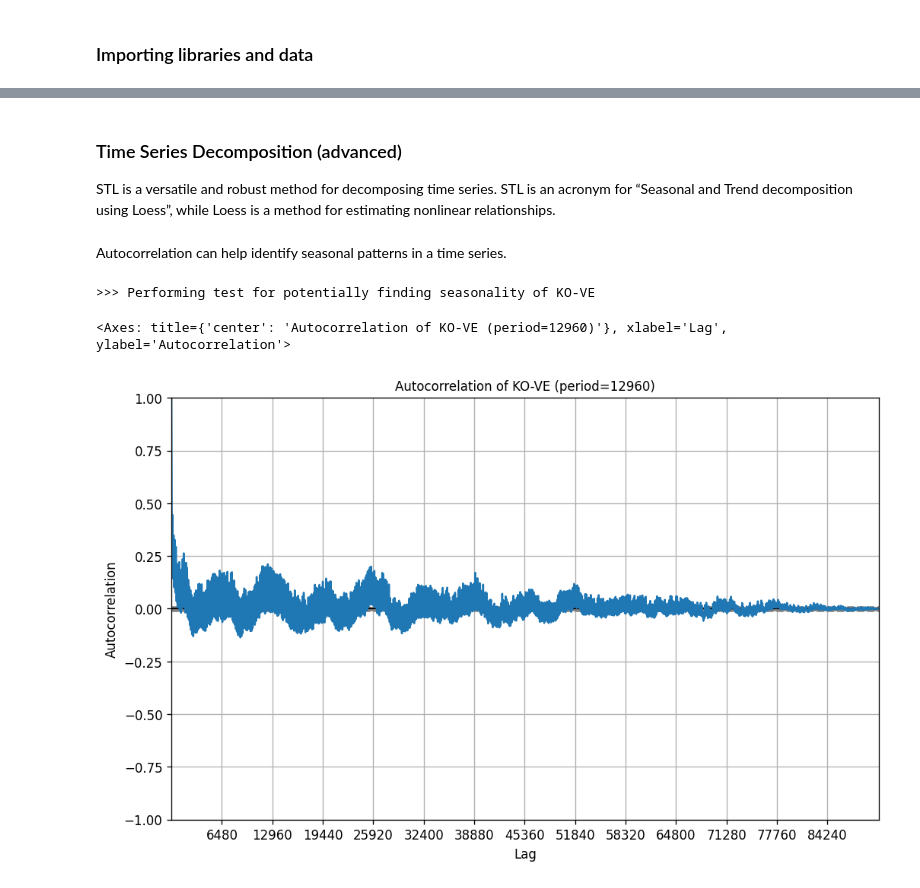
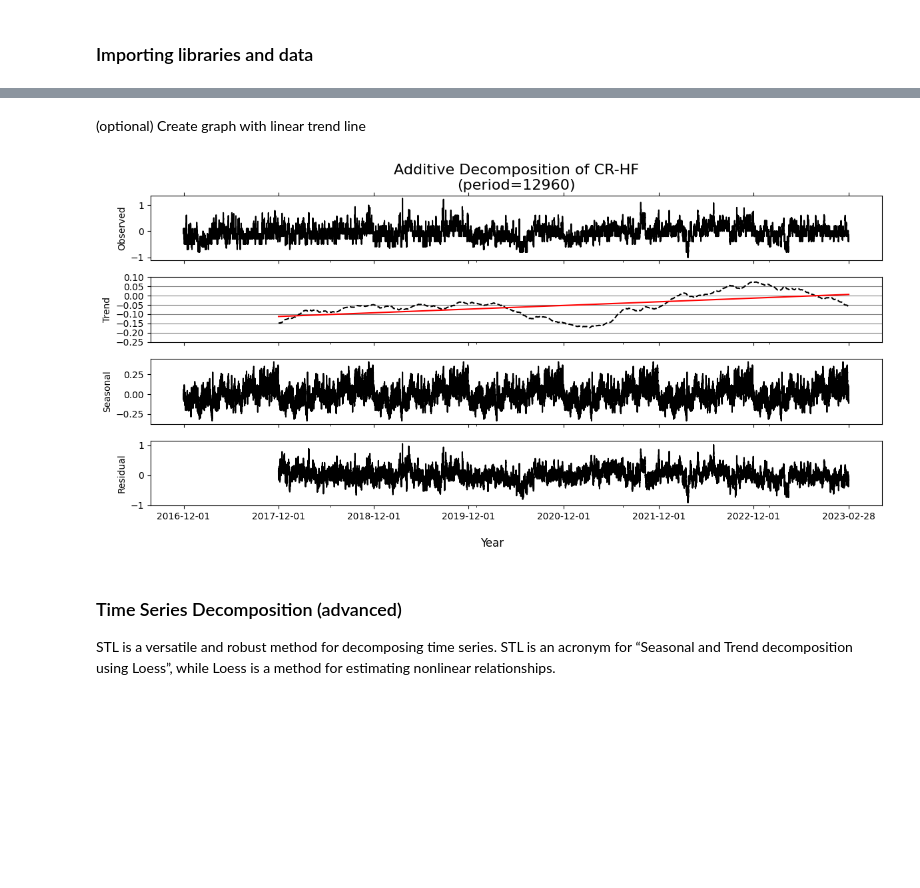
Before and after one commit to anemac1/BA_code, a Jupyter notebook: 41_analyse_trend+seasonality.ipynb, the cells around one changed output, grey strips where cells are left out. Drawn from its saved outputs; the diff is of its cells as text; code cells hidden in the pictures; blank space fills up the shorter version.

```diff
--- a/41_analyse_trend+seasonality.ipynb
+++ b/41_analyse_trend+seasonality.ipynb
@@ -262,3 +292,47 @@ plt.show()
+# %% [markdown]
+(optional) Create graph with linear trend line
+# %%
+#import numpy as np
+
+# Calculate linear regression (LSR)
+d = res.trend
+d = d[d.isna() == False]
+
+# Reduced dataframe to match res.trend
+x = np.linspace(12960,90864,77904)
+
+slope, intercept, r_value, p_value, std_err = linregress(x, d)
+
+# Plot subgraphs
+def plotseasonal_2(res, axes ):
+    res.observed.plot(ax=axes[0], legend=False, style='k')
+    axes[0].set_ylabel('Observed')
+    res.trend.plot(ax=axes[1], legend=False, style='k', linestyle='--')
+    # add trend line
+    axes[1].plot(x, intercept + slope*x, 'r')  #plt.plot(x, intercept + slope*x, 'r', label='fitted line')
+
+    axes[1].set_ylabel('Trend')
+    axes[1].yaxis.grid(True, color ="grey")
+    axes[1].yaxis.set_ticks(np.arange(-0.25, 0.15, 0.05))
+    res.seasonal.plot(ax=axes[2], legend=False, style='k')
+    axes[2].set_ylabel('Seasonal')
+    res.resid.plot(ax=axes[3], legend=False, style='k')
+    axes[3].set_ylabel('Residual')
+
+fig, axes = plt.subplots(ncols=1, nrows=4, sharex=True)
+range = pd.Series(df.iloc[:, 0]).apply(lambda x: "{:%Y-%m-%d}".format(x)) #.format("%Y-%m-%d")
+range_short = range[0::12980]
+x_labels = ['2016-12-01', '2017-12-01','2018-12-01','2019-12-01','2020-12-01','2021-12-01','2022-12-01','2023-02-28']
+axes[0].tick_params('x', reset=True)
+axes[0].set_xticks(range_short.index)
+axes[0].set_xticklabels(x_labels, rotation = 45)
+axes[0].set_title('Additive Decomposition of '+cn.replace(r'_n', '')+'\n(period='+str(period)+')', fontsize=16)
+fig.supxlabel('Year')
+plotseasonal_2(res, axes)
+plt.tight_layout()
+plt.show()
+# %% [output]
+[figure, added]
 # %% [markdown]
 ### Time Series Decomposition (advanced)
 
@@ -279,19 +339,0 @@ print(f'\n> Script finished after running %.2f seconds.' % (time.time() - start_
-# %% [markdown]
-Autocorrelation can help identify seasonal patterns in a time series.
-# %%
-from pandas.plotting import autocorrelation_plot
-# Testing for seasonality
-print(f'> Performing test for potentially finding seasonality of '+cn)
-
-df_short = df[cn].astype(float)
-s = pd.Series(df_short)
-#df_short.info()
-
-#plt.rcParams.update({'figure.figsize':(10,6), 'figure.dpi':120})
-plt.xticks(np.arange(0, period*7, step=period/2))
-plt.title('Autocorrelation of '+cn+' (period='+str(period)+')', fontsize=10)
-autocorrelation_plot(s)
-# %% [output]
->>> Performing test for potentially finding seasonality of KO-VE
-<Axes: title={'center': 'Autocorrelation of KO-VE (period=12960)'}, xlabel='Lag', ylabel='Autocorrelation'>
-[figure, removed]
```
Also changed, not shown: parts of 41 cells of this notebook, 8 other files.
